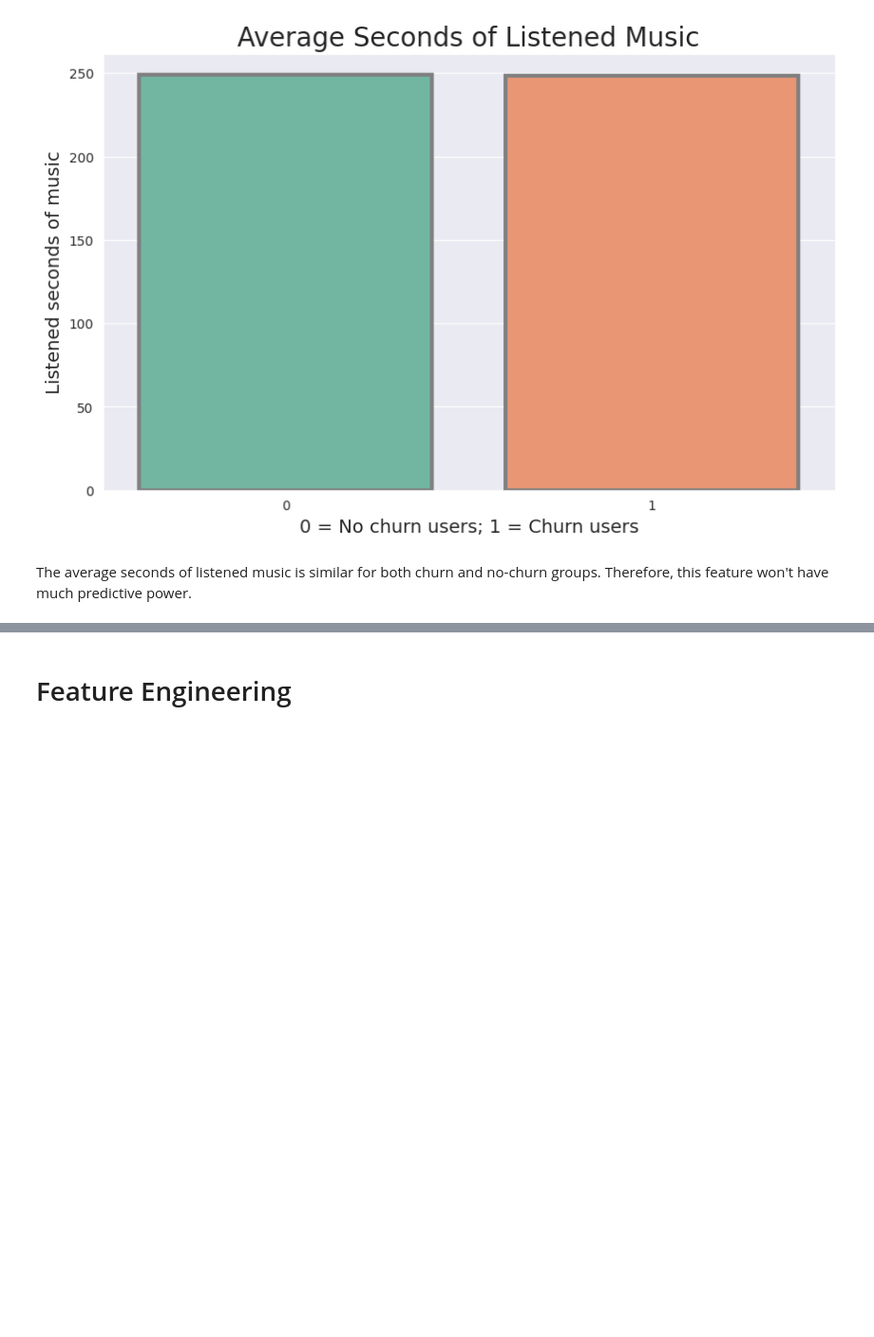
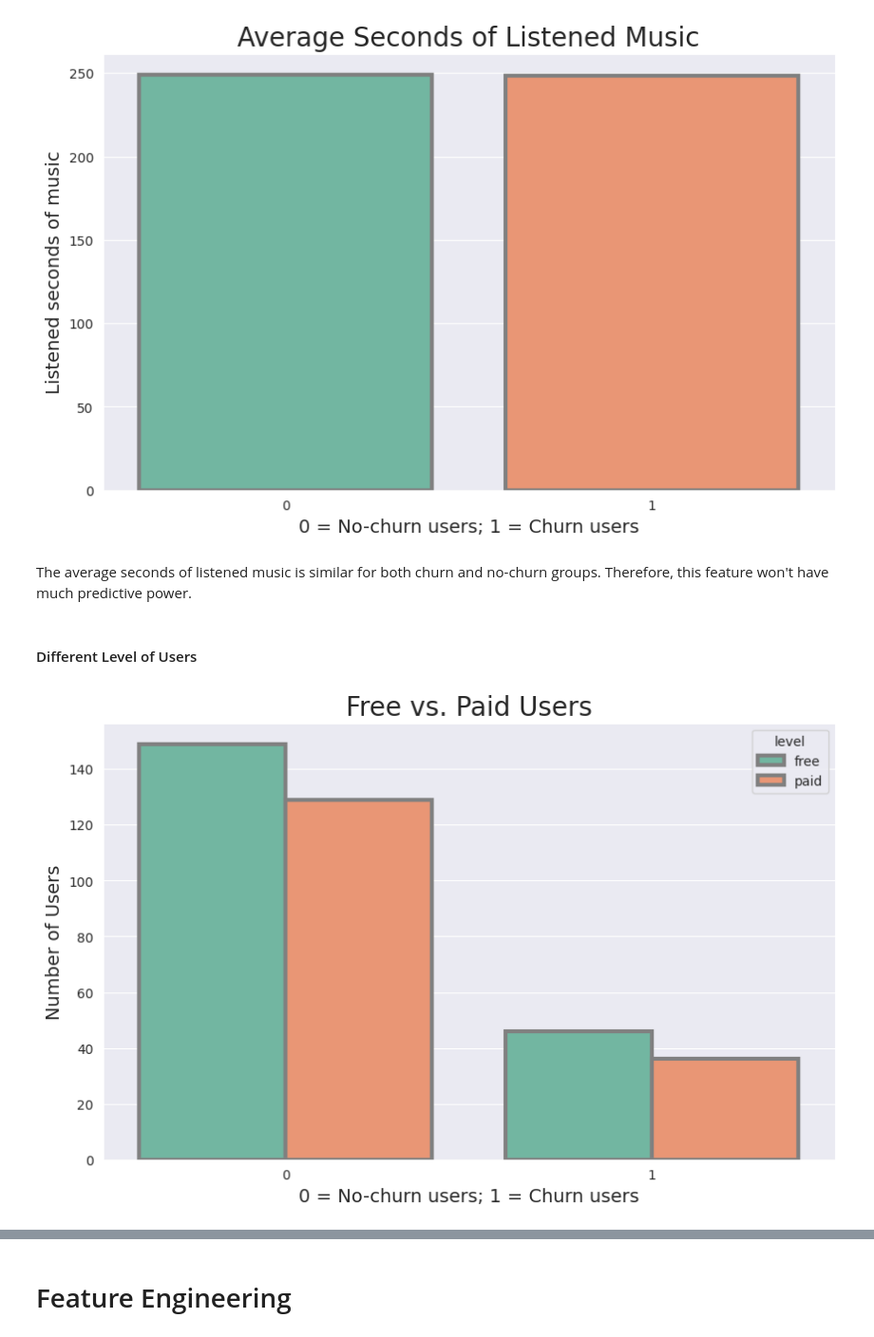
Before and after one commit to iusztinpaul/distributed-churn-prediction, a Jupyter notebook: Sparkify.ipynb, the cells around one changed output, grey strips where cells are left out. Shown: that part at 95% size. Drawn from its saved outputs; the diff is of its cells as text; code cells hidden in the pictures; blank space fills up the shorter version.

```diff
--- a/Sparkify.ipynb
+++ b/Sparkify.ipynb
@@ -520,3 +596,20 @@ fig.savefig("images/average_listened_seconds_distribution.jpg");
 [figure]
 # %% [markdown]
 The average seconds of listened music is similar for both churn and no-churn groups. Therefore, this feature won't have much predictive power.
+# %% [markdown]
+#### Different Level of Users
+# %%
+levels_distribution = eda_df \
+    .select(["userId", "level", "churn"]) \
+    .distinct() \
+    .groupby("churn", "level") \
+    .agg(F.count(F.col("userId")).alias("Levels of Users")) \
+    .toPandas()
+fig, ax = plt.subplots(1, 1, figsize=(10, 6))
+sns.barplot(data=levels_distribution, x="churn", y="Levels of Users", hue="level", errorbar=("pi", 50), capsize=.4, errcolor=".5", linewidth=3, edgecolor=".5", ax=ax)
+ax.set_title("Free vs. Paid Users", fontsize=20)
+ax.set_xlabel("0 = No-churn users; 1 = Churn users", fontsize=14)
+ax.set_ylabel("Number of Users", fontsize=14)
+fig.savefig("images/levels_distribution.jpg");
+# %% [output]
+[figure, added]
```
Also changed, not shown: parts of 39 cells of this notebook, 11 other files.
